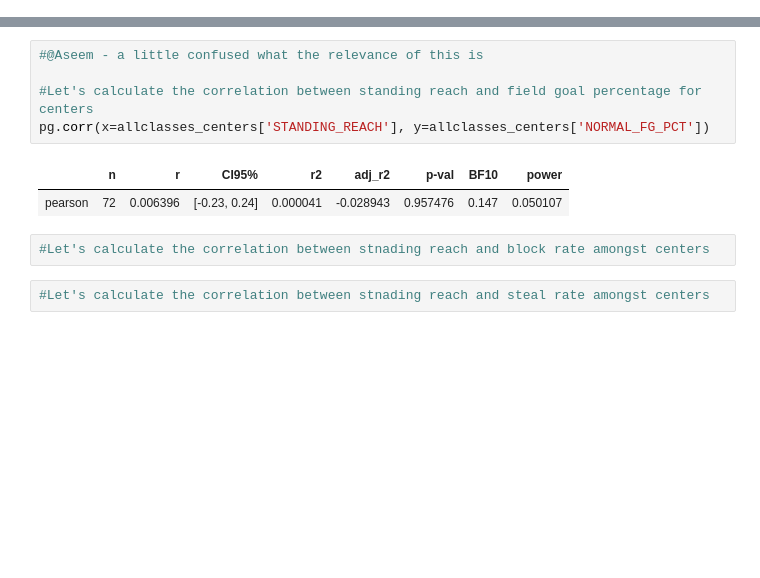
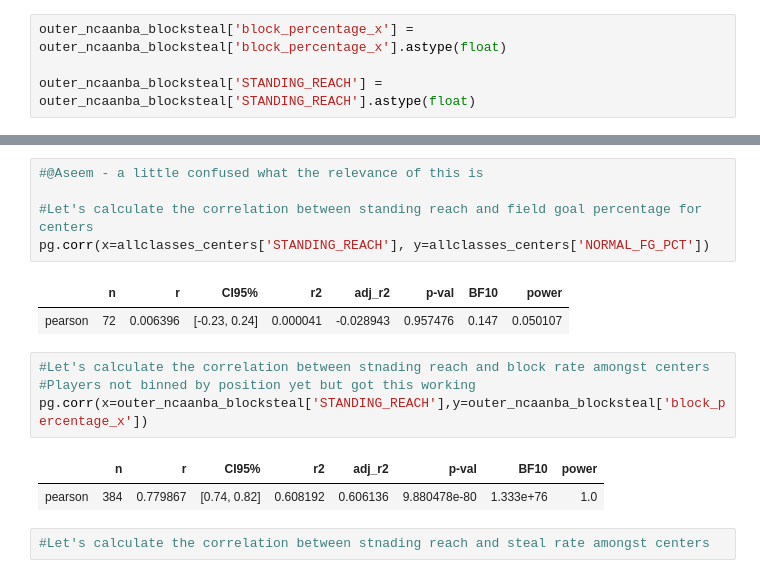
Before and after one commit to aseem645/SIADS591_Project, a Jupyter notebook: NBA_API_Notebook.ipynb, the cells around one changed output, grey strips where cells are left out. Cells and saved outputs as stored; diff of their text form; blank space fills up the shorter version.

```diff
--- a/NBA_API_Notebook.ipynb
+++ b/NBA_API_Notebook.ipynb
@@ -864,3 +964,7 @@ outer_ncaanba.head(10)
+# %%
+outer_ncaanba_blocksteal['block_percentage_x'] = outer_ncaanba_blocksteal['block_percentage_x'].astype(float)
+
+outer_ncaanba_blocksteal['STANDING_REACH'] = outer_ncaanba_blocksteal['STANDING_REACH'].astype(float)
 # %%
 #Checking to see which players are yielding null values
 playersmissingblockpct = outer_ncaanba[outer_ncaanba['block_percentage_x'].isna()]
@@ -924,6 +1048,11 @@ pg.corr(x=allclasses_centers['STANDING_REACH'], y=allclasses_centers['NORMAL_FG_
 | pearson | 72 | 0.006396 | [-0.23, 0.24] | 0.000041 | -0.028943 | 0.957476 | 0.147 | 0.050107 |
 # %%
 #Let's calculate the correlation between stnading reach and block rate amongst centers
+#Players not binned by position yet but got this working
+pg.corr(x=outer_ncaanba_blocksteal['STANDING_REACH'],y=outer_ncaanba_blocksteal['block_percentage_x'])
+# %% [output]
+|  | n | r | CI95% | r2 | adj_r2 | p-val | BF10 | power |
+| pearson | 384 | 0.779867 | [0.74, 0.82] | 0.608192 | 0.606136 | 9.880478e-80 | 1.333e+76 | 1.0 |
 # %%
 #Let's calculate the correlation between stnading reach and steal rate amongst centers
 # %%
```
Also changed, not shown: parts of 6 cells of this notebook.
